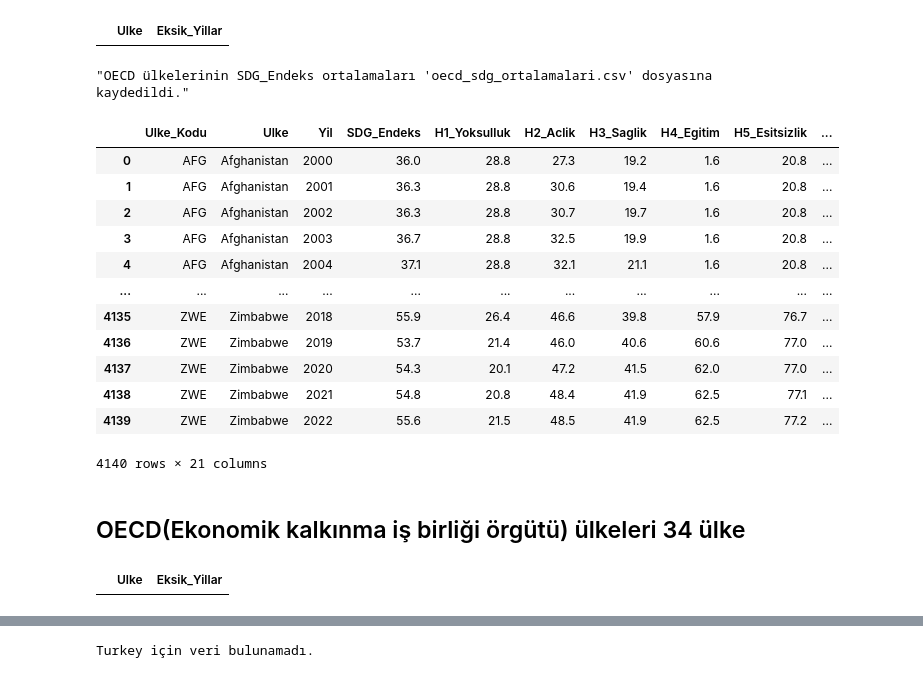
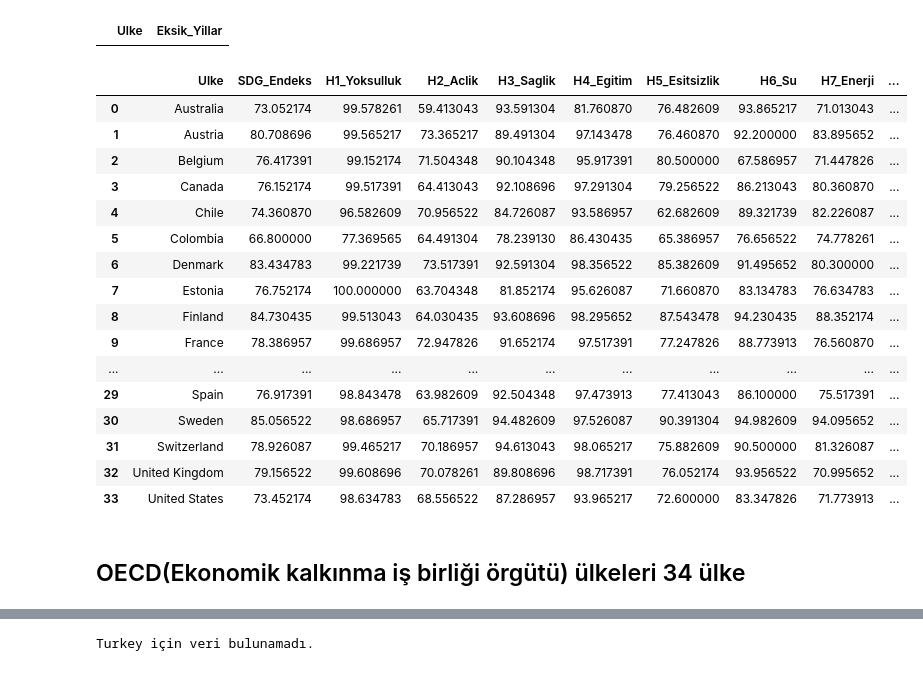
Before and after one commit to onuralcaa/Machine_Learning_Project_1, a Jupyter notebook: deneme/New_1.ipynb, the cells around one changed output, grey strips where cells are left out. Drawn from its saved outputs; the diff is of its cells as text; code cells hidden in the pictures.

```diff
--- a/deneme/New_1.ipynb
+++ b/deneme/New_1.ipynb
@@ -217,61 +217,55 @@ To adopt the future behavior and silence this warning, use
   eksik_ulkeler_yillari = df[df['Ulke'].isin(eksik_ulkeler_listesi)].groupby('Ulke')['Yil'].apply(list)
 |  | Ulke | Eksik_Yillar |
 # %%
-# OECD ülkeleri listesi
+# OECD ülkeleri listesi (Czech Republic, Turkey ve Korea dahil)
 oecd_ulkeleri = [
-    'Australia', 'Austria', 'Belgium', 'Canada', 'Chile', 'Colombia',
-    'Czech Republic', 'Denmark', 'Estonia', 'Finland', 'France', 'Germany',
+    'Australia', 'Austria', 'Belgium', 'Canada', 'Chile', 'Colombia'
+    ,'Denmark', 'Estonia', 'Finland', 'France', 'Germany',
     'Greece', 'Hungary', 'Iceland', 'Ireland', 'Israel', 'Italy', 'Japan',
-    'Korea', 'Latvia', 'Lithuania', 'Luxembourg', 'Mexico', 'Netherlands',
+    'Latvia', 'Lithuania', 'Luxembourg', 'Mexico', 'Netherlands',
     'New Zealand', 'Norway', 'Poland', 'Portugal', 'Slovak Republic', 'Slovenia',
-    'Spain', 'Sweden', 'Switzerland', 'Turkey', 'United Kingdom', 'United States'
+    'Spain', 'Sweden', 'Switzerland', 'United Kingdom', 'United States'
 ]
 
-# 2000-2019 yılları arasında ve OECD ülkelerine filtreleme
-filtered_df = df[(df['Yil'].between(2000, 2019)) & (df['Ulke'].isin(oecd_ulkeleri))]
+# 2000-2022 yılları arasında ve OECD ülkelerine filtreleme
+filtered_df = df[(df['Yil'].between(2000, 2022)) & (df['Ulke'].isin(oecd_ulkeleri))]
 
-# Ortalama SDG_Endeks değerlerini hesaplama
-oecd_sdg_ort_df = filtered_df.groupby('Ulke')['SDG_Endeks'].mean().reset_index()
+# Eksik ülkeleri veri setine ekleme
+for country in oecd_ulkeleri:
+    if country not in filtered_df['Ulke'].unique():
+        missing_country_data = pd.DataFrame({'Ulke': [country]}, columns=filtered_df.columns)
+        filtered_df = pd.concat([filtered_df, missing_country_data], ignore_index=True)
 
-# Sütun adlarını düzenleme
-oecd_sdg_ort_df.rename(columns={'SDG_Endeks': 'Ort_SDG_Endeks'}, inplace=True)
+# Yıl sütununu hariç tutarak ortalama değerleri hesaplama
+oecd_avg_df = filtered_df.drop(columns=['Yil']).groupby('Ulke').mean().reset_index()
 
 # Yeni veri setini CSV olarak kaydetme
-oecd_sdg_ort_df.to_csv("oecd_sdg_ortalamalari.csv", index=False)
+oecd_avg_df.to_csv("oecd_ortalama_degerler_2000_2022.csv", index=False)
 
 # Kaydedildiğine dair mesaj
-"OECD ülkelerinin SDG_Endeks ortalamaları 'oecd_sdg_ortalamalari.csv' dosyasına kaydedildi."
+"OECD ülkelerinin 2000-2022 yılları arasındaki tüm sütunların ortalama değerleri (eksik ülkeler dahil) 'oecd_ortalama_degerler_2000_2022.csv' dosyasına kaydedildi."
+
+# Belirli bir ülkenin verilerini görmek için bir fonksiyon yazalım
+df_oecd = pd.read_csv("oecd_ortalama_degerler_2000_2022.csv")
-# %% [output]
-"OECD ülkelerinin SDG_Endeks ortalamaları 'oecd_sdg_ortalamalari.csv' dosyasına kaydedildi."
 # %%
-df
+df_oecd
 # %% [output]
-|  | Ulke_Kodu | Ulke | Yil | SDG_Endeks | H1_Yoksulluk | H2_Aclik | H3_Saglik | H4_Egitim | H5_Esitsizlik | ... |
-| 0 | AFG | Afghanistan | 2000 | 36.0 | 28.8 | 27.3 | 19.2 | 1.6 | 20.8 | ... |
-| 1 | AFG | Afghanistan | 2001 | 36.3 | 28.8 | 30.6 | 19.4 | 1.6 | 20.8 | ... |
-| 2 | AFG | Afghanistan | 2002 | 36.3 | 28.8 | 30.7 | 19.7 | 1.6 | 20.8 | ... |
-| 3 | AFG | Afghanistan | 2003 | 36.7 | 28.8 | 32.5 | 19.9 | 1.6 | 20.8 | ... |
-| 4 | AFG | Afghanistan | 2004 | 37.1 | 28.8 | 32.1 | 21.1 | 1.6 | 20.8 | ... |
+|  | Ulke | SDG_Endeks | H1_Yoksulluk | H2_Aclik | H3_Saglik | H4_Egitim | H5_Esitsizlik | H6_Su | H7_Enerji | ... |
+| 0 | Australia | 73.052174 | 99.578261 | 59.413043 | 93.591304 | 81.760870 | 76.482609 | 93.865217 | 71.013043 | ... |
+| 1 | Austria | 80.708696 | 99.565217 | 73.365217 | 89.491304 | 97.143478 | 76.460870 | 92.200000 | 83.895652 | ... |
+| 2 | Belgium | 76.417391 | 99.152174 | 71.504348 | 90.104348 | 95.917391 | 80.500000 | 67.586957 | 71.447826 | ... |
+| 3 | Canada | 76.152174 | 99.517391 | 64.413043 | 92.108696 | 97.291304 | 79.256522 | 86.213043 | 80.360870 | ... |
+| 4 | Chile | 74.360870 | 96.582609 | 70.956522 | 84.726087 | 93.586957 | 62.682609 | 89.321739 | 82.226087 | ... |
+| 5 | Colombia | 66.800000 | 77.369565 | 64.491304 | 78.239130 | 86.430435 | 65.386957 | 76.656522 | 74.778261 | ... |
+| 6 | Denmark | 83.434783 | 99.221739 | 73.517391 | 92.591304 | 98.356522 | 85.382609 | 91.495652 | 80.300000 | ... |
+| 7 | Estonia | 76.752174 | 100.000000 | 63.704348 | 81.852174 | 95.626087 | 71.660870 | 83.134783 | 76.634783 | ... |
+| 8 | Finland | 84.730435 | 99.513043 | 64.030435 | 93.608696 | 98.295652 | 87.543478 | 94.230435 | 88.352174 | ... |
+| 9 | France | 78.386957 | 99.686957 | 72.947826 | 91.652174 | 97.517391 | 77.247826 | 88.773913 | 76.560870 | ... |
 | ... | ... | ... | ... | ... | ... | ... | ... | ... | ... | ... |
-| 4135 | ZWE | Zimbabwe | 2018 | 55.9 | 26.4 | 46.6 | 39.8 | 57.9 | 76.7 | ... |
-| 4136 | ZWE | Zimbabwe | 2019 | 53.7 | 21.4 | 46.0 | 40.6 | 60.6 | 77.0 | ... |
-| 4137 | ZWE | Zimbabwe | 2020 | 54.3 | 20.1 | 47.2 | 41.5 | 62.0 | 77.0 | ... |
-| 4138 | ZWE | Zimbabwe | 2021 | 54.8 | 20.8 | 48.4 | 41.9 | 62.5 | 77.1 | ... |
-| 4139 | ZWE | Zimbabwe | 2022 | 55.6 | 21.5 | 48.5 | 41.9 | 62.5 | 77.2 | ... |
+| 29 | Spain | 76.917391 | 98.843478 | 63.982609 | 92.504348 | 97.473913 | 77.413043 | 86.100000 | 75.517391 | ... |
+| 30 | Sweden | 85.056522 | 98.686957 | 65.717391 | 94.482609 | 97.526087 | 90.391304 | 94.982609 | 94.095652 | ... |
+| 31 | Switzerland | 78.926087 | 99.465217 | 70.186957 | 94.613043 | 98.065217 | 75.882609 | 90.500000 | 81.326087 | ... |
+| 32 | United Kingdom | 79.156522 | 99.608696 | 70.078261 | 89.808696 | 98.717391 | 76.052174 | 93.956522 | 70.995652 | ... |
+| 33 | United States | 73.452174 | 98.634783 | 68.556522 | 87.286957 | 93.965217 | 72.600000 | 83.347826 | 71.773913 | ... |
-4140 rows × 21 columns
 # %% [markdown]
 ## OECD(Ekonomik kalkınma iş birliği örgütü) ülkeleri 34 ülke
-# %%
-# 2000-2022 yıllarını kontrol etmek için tam yıl aralığını belirleme
-tam_yillar = set(range(2000, 2023))  # 2000-2022 yılları
-
-# Her ülkenin yıllarını kontrol ederek eksik olanları tespit etme
-eksik_yil_tespiti = df_oecd.groupby('Ulke')['Yil'].apply(set).apply(lambda x: tam_yillar - x)
-
-# Eksik yılları olan ülkeleri filtreleme
-eksik_yil_olan_ulkeler = eksik_yil_tespiti[eksik_yil_tespiti.apply(len) > 0]
-
-# Eksik yılları ve ilgili ülkeleri gösterme
-eksik_yil_olan_ulkeler.reset_index(name='Eksik_Yillar')
-# %% [output]
-|  | Ulke | Eksik_Yillar |
```
Also changed, not shown: parts of 22 cells of this notebook, 2 other files.
